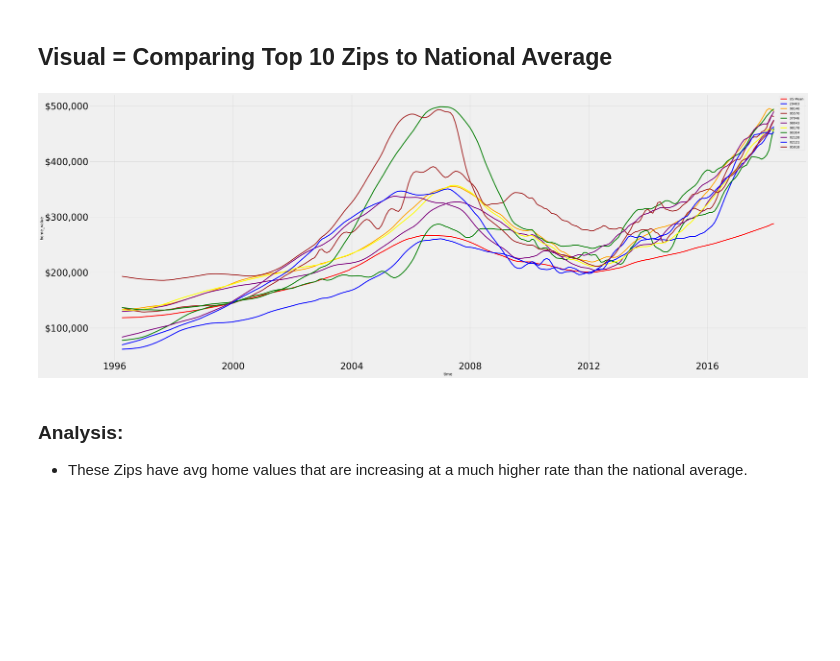
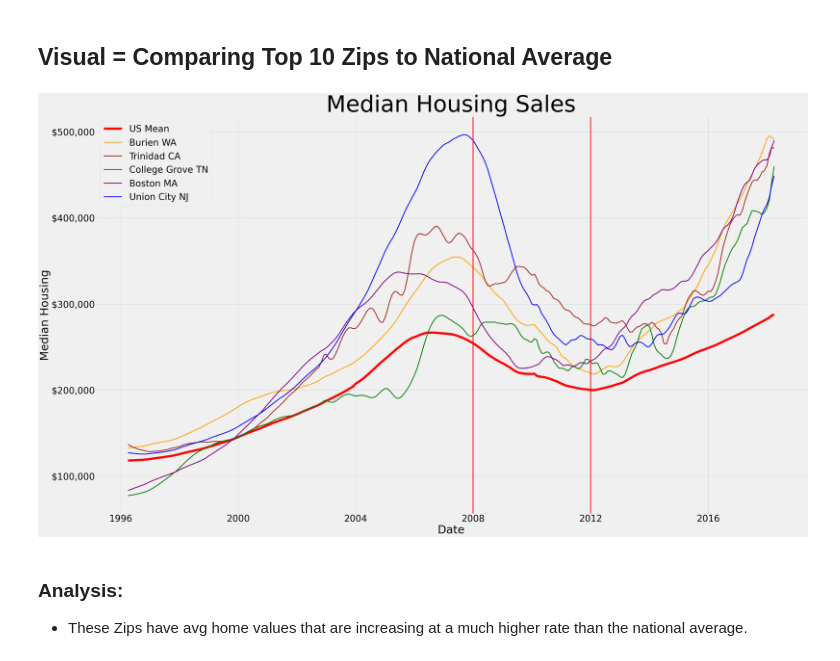
Before and after one commit to jxn628/dsc-phase-4-project-1, a Jupyter notebook: student.ipynb, the cells around one changed output. Drawn from its saved outputs; the diff is of its cells as text; code cells hidden in the pictures; blank space fills up the shorter version.

```diff
--- a/student.ipynb
+++ b/student.ipynb
@@ -551,3 +558,7 @@ zip_02121_ts = melted_data_ts = melted_data
 data = ts[ts['ZipCode'] == '95918']
 melted_data = melt_data(data)
 zip_95918_ts = melted_data
+# %%
+data = ts[ts['ZipCode'] == '07087']
+melted_data = melt_data(data)
+zip_07087_ts = melted_data
@@ -554,40 +586,42 @@ zip_95918_ts = melted_data
 # %% [markdown]
 ## Visual = Comparing Top 10 Zips to National Average
 # %%
-fig, ax = plt.subplots(figsize=(50, 20))
+fig, ax = plt.subplots(figsize=(50, 30))
 
-line1 = sns.lineplot(data=avg_home_df, x='time', y='home_value', color='red', label='US Mean');
-line2 = sns.lineplot(data=zip_29403_ts, x='time', y='value', color='blue', label='29403');
-line3 = sns.lineplot(data=zip_98146_ts, x='time', y='value', color='orange', label='98146');
-line4 = sns.lineplot(data=zip_95570_ts, x='time', y='value', color='brown', label='95570');
-line5 = sns.lineplot(data=zip_37046_ts, x='time', y='value', color='green', label='37046');
-line6 = sns.lineplot(data=zip_98043_ts, x='time', y='value', color='purple', label='98043');
-line7 = sns.lineplot(data=zip_98178_ts, x='time', y='value', color='yellow', label='98178');
-line8 = sns.lineplot(data=zip_90304_ts, x='time', y='value', color='green', label='90304');
-line9 = sns.lineplot(data=zip_02128_ts, x='time', y='value', color='purple', label='02128');
-lin10 = sns.lineplot(data=zip_02121_ts, x='time', y='value', color='blue', label='02121');
-line11 = sns.lineplot(data=zip_95918_ts, x='time', y='value', color='brown', label='95918');
+p = sns.lineplot(data=avg_home_df, x='time', y='home_value', color='red', label='US Mean', linewidth = 10);
+#line2 = sns.lineplot(data=zip_29403_ts, x='time', y='value', color='blue', label='29403');
+p = sns.lineplot(data=zip_98146_ts, x='time', y='value', color='orange', label='Burien WA');
+p = sns.lineplot(data=zip_95570_ts, x='time', y='value', color='brown', label='Trinidad CA');
+p = sns.lineplot(data=zip_37046_ts, x='time', y='value', color='green', label='College Grove TN');
+#line6 = sns.lineplot(data=zip_98043_ts, x='time', y='value', color='purple', label='98043');
+#line7 = sns.lineplot(data=zip_98178_ts, x='time', y='value', color='yellow', label='98178');
+#line8 = sns.lineplot(data=zip_90304_ts, x='time', y='value', color='green', label='90304');
+p = sns.lineplot(data=zip_02128_ts, x='time', y='value', color='purple', label='Boston MA');
+#line10 = sns.lineplot(data=zip_02121_ts, x='time', y='value', color='blue', label='02121');
+p = sns.lineplot(data=zip_07087_ts, x='time', y='value', color='blue', label='Union City NJ');
 
 p.set_xlabel("Date", fontsize = 50)
 p.set_ylabel("Median Housing", fontsize = 50)
 
-y1 = p.axvline('2008-01') #housing market crash begins
-y2 = p.axvline('2012-01') #housing market crash ends
+y1 = p.axvline('2008-01', color='red') #housing market crash begins
+y2 = p.axvline('2012-01', color='red') #housing market crash ends
 #ax.fill_between(y1, y2)
 
 plt.xticks(fontsize=40)
 plt.yticks(fontsize=40)
 
 fmt = '${x:,.0f}'
 tick = mtick.StrMethodFormatter(fmt)
 ax.yaxis.set_major_formatter(tick)
 
+ax.legend(fontsize=40)
+
 p.set_title("Median Housing Sales", fontsize = 100)
 plt.figsize=(50,25)
 
 plt.show();
 # %% [output]
-[figure, old version]
+[figure, new version]
 # %% [markdown]
 ### Analysis:
 - These Zips have avg home values that are increasing at a much higher rate than the national average.
```
Also changed, not shown: parts of 62 cells of this notebook.
